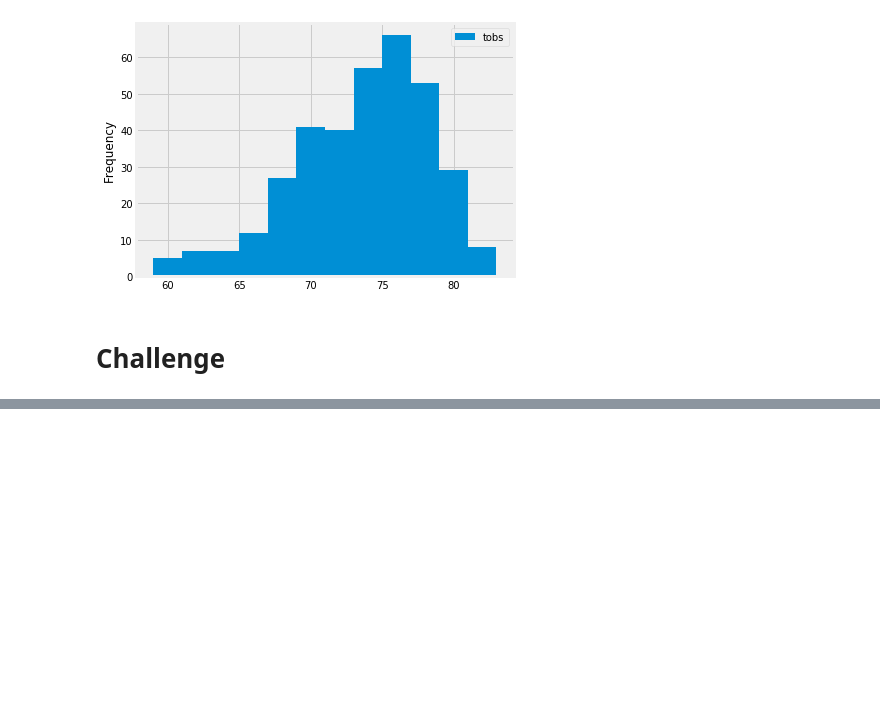
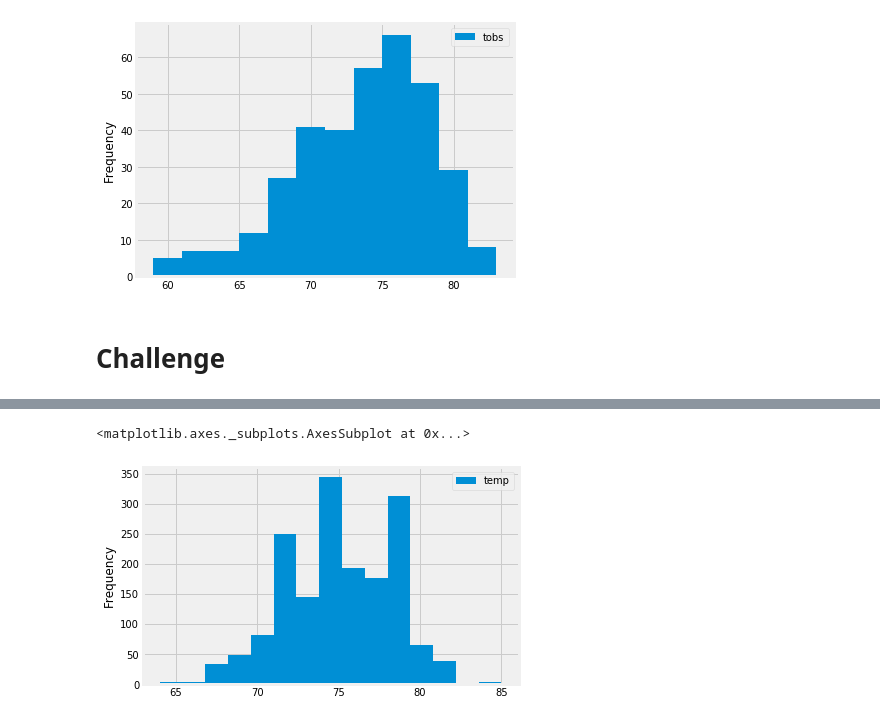
Before and after one commit to edyeh1991/surfs_up, a Jupyter notebook: climate_analysis.ipynb, the cells around one changed output, grey strips where cells are left out. Cells and saved outputs as stored; diff of their text form; code cells hidden in the pictures; blank space fills up the shorter version.

```diff
--- a/climate_analysis.ipynb
+++ b/climate_analysis.ipynb
@@ -118,0 +133,8 @@ plt.tight_layout()
+# %%
+june_weather = session.query(Measurement.date, Measurement.tobs, Measurement.prcp).\
+    filter(func.extract('month', Measurement.date) == 6).all()
+# %%
+june_df = pd.DataFrame(june_weather, columns=['date', 'temp', 'prec'])
+june_df.set_index(june_df['date'], inplace = True)
+june_df = june_df.drop(columns = ['date'])
+june_df
@@ -118,0 +168,6 @@ plt.tight_layout()
+# %%
+june_temp_df = june_df.drop(columns = ['prec'])
+june_temp_df.plot.hist(bins = 15)
+# %% [output]
+<matplotlib.axes._subplots.AxesSubplot at 0x...>
+[figure, added]
```
Also changed, not shown: parts of 9 cells of this notebook.
